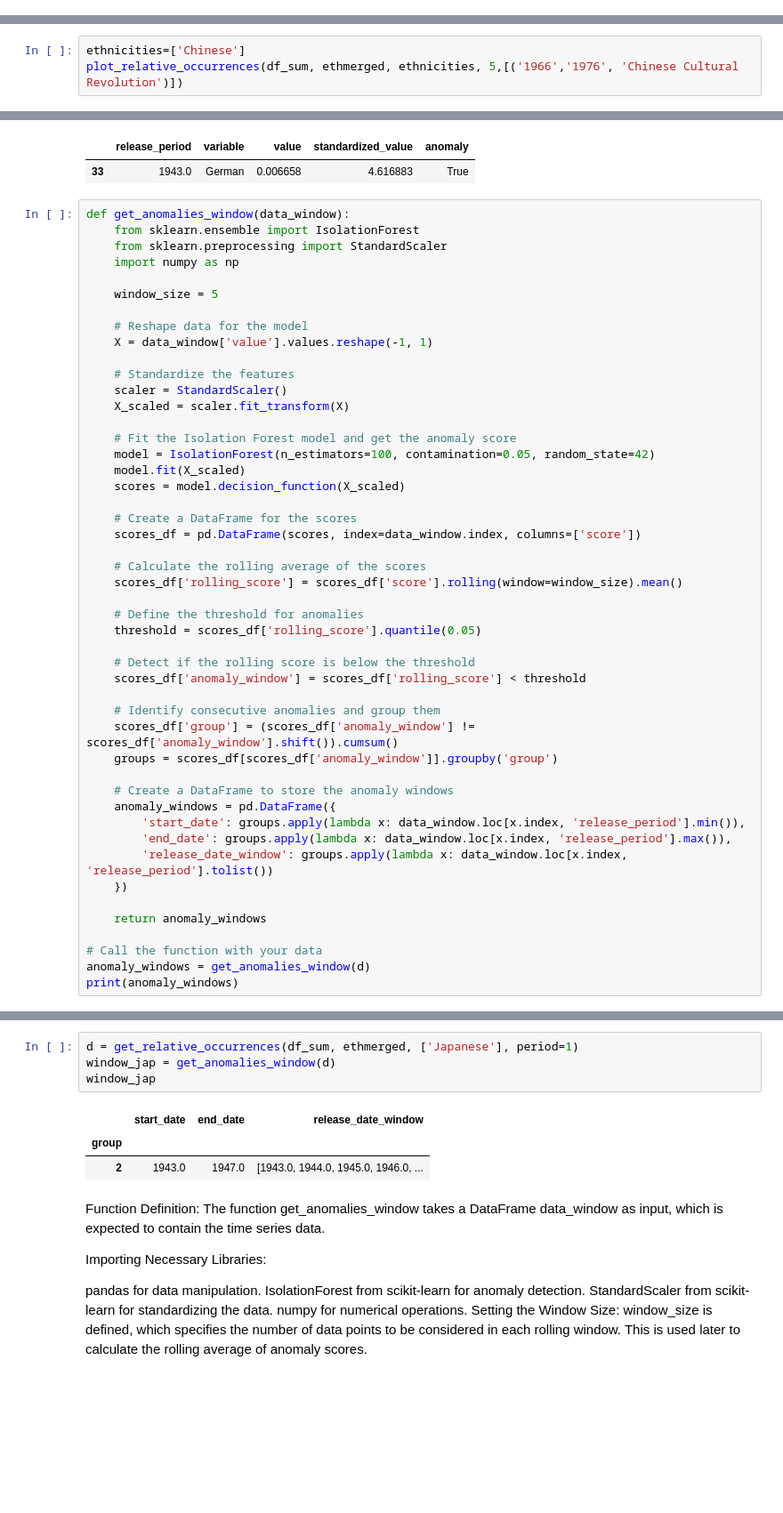
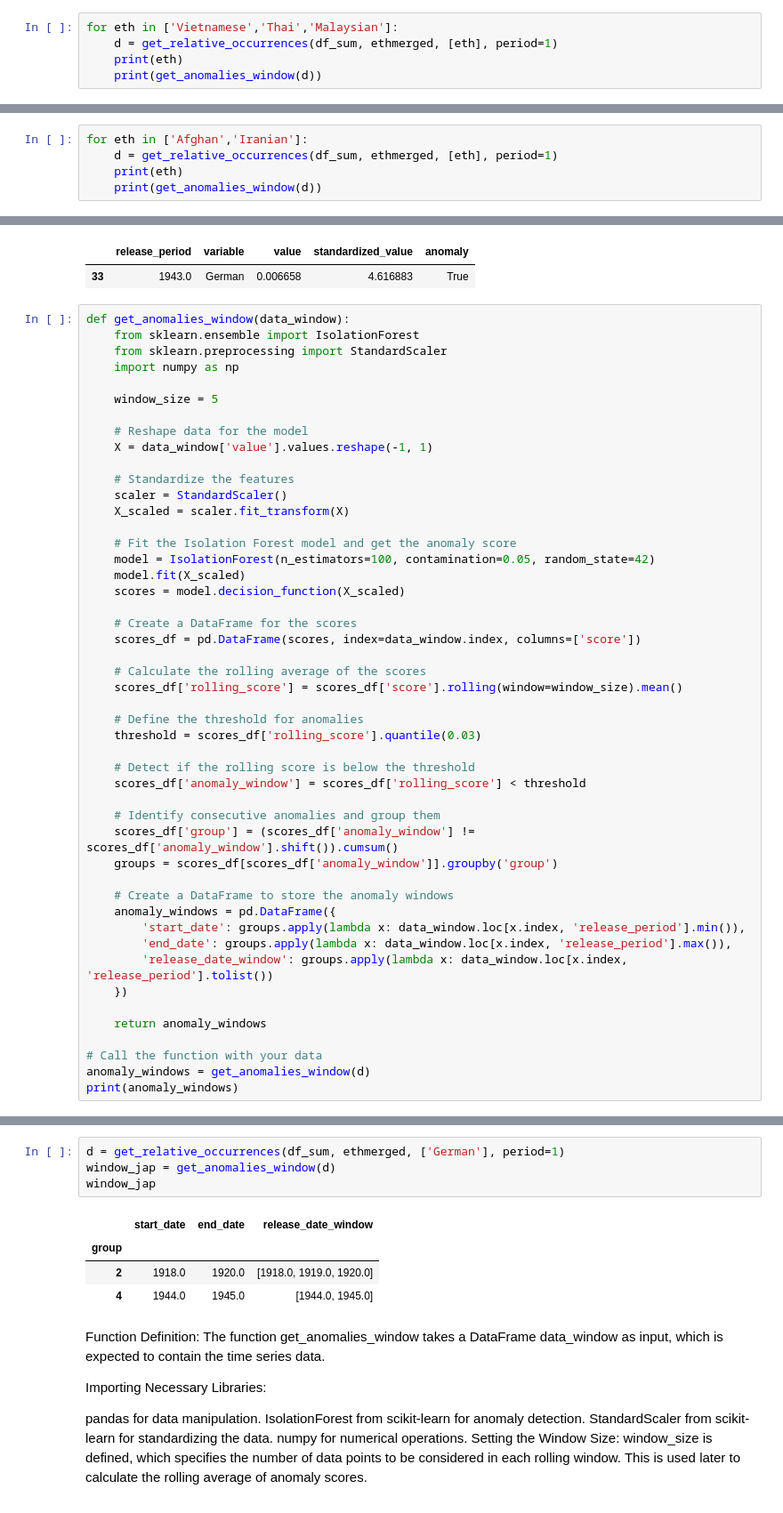
Before and after one commit to epfl-ada/ada-2023-project-padawans, a Jupyter notebook: Q3.ipynb, the cells around one changed output, grey strips where cells are left out. Shown at 89% size. Cells and saved outputs as stored; diff of their text form; blank space fills up the shorter version.

```diff
--- a/Q3.ipynb
+++ b/Q3.ipynb
@@ -287,0 +340,5 @@ plot_relative_occurrences(df_sum, ethmerged, ethnicities, 5,[
+# %%
+for eth in ['Vietnamese','Thai','Malaysian']:
+    d = get_relative_occurrences(df_sum, ethmerged, [eth], period=1)
+    print(eth)
+    print(get_anomalies_window(d))
@@ -294,0 +373,5 @@ plot_relative_occurrences(df_sum, ethmerged, ethnicities, 5,[
+# %%
+for eth in ['Afghan','Iranian']:
+    d = get_relative_occurrences(df_sum, ethmerged, [eth], period=1)
+    print(eth)
+    print(get_anomalies_window(d))
@@ -297,9 +390,6 @@ ethnicities=["Middle Eastern",'Islamic','African']
 plot_relative_occurrences(df_sum, ethmerged, ethnicities, 5, [('2001', '2001', '9/11 Attacks')])
 # %% [markdown]
 This is similar to what we saw for other events.
-# %%
-ethnicities=['Chinese']
-plot_relative_occurrences(df_sum, ethmerged, ethnicities, 5,[('1966','1976', 'Chinese Cultural Revolution')])
 # %% [markdown]
 We choose to focus on historical event involving the USA because for the time period of our dataset, the USA were the main producers of movies. Indeed, it seems like big events for other countries do not create the same reaction spike, like this example.
 # %% [markdown]
@@ -488,7 +578,7 @@ def get_anomalies_window(data_window):
     scores_df['rolling_score'] = scores_df['score'].rolling(window=window_size).mean()
 
     # Define the threshold for anomalies
-    threshold = scores_df['rolling_score'].quantile(0.05)
+    threshold = scores_df['rolling_score'].quantile(0.03)
 
     # Detect if the rolling score is below the threshold
     scores_df['anomaly_window'] = scores_df['rolling_score'] < threshold
@@ -517,11 +607,12 @@ group
 # %%
-d = get_relative_occurrences(df_sum, ethmerged, ['Japanese'], period=1)
+d = get_relative_occurrences(df_sum, ethmerged, ['German'], period=1)
 window_jap = get_anomalies_window(d)
 window_jap
 # %% [output]
 |  | start_date | end_date | release_date_window |
 | group |  |  |  |
-| 2 | 1943.0 | 1947.0 | [1943.0, 1944.0, 1945.0, 1946.0, ... |
+| 2 | 1918.0 | 1920.0 | [1918.0, 1919.0, 1920.0] |
+| 4 | 1944.0 | 1945.0 | [1944.0, 1945.0] |
 # %% [markdown]
 Function Definition: The function get_anomalies_window takes a DataFrame data_window as input, which is expected to contain the time series data.
 
```
Also changed, not shown: parts of 12 cells of this notebook, 2 other files.
